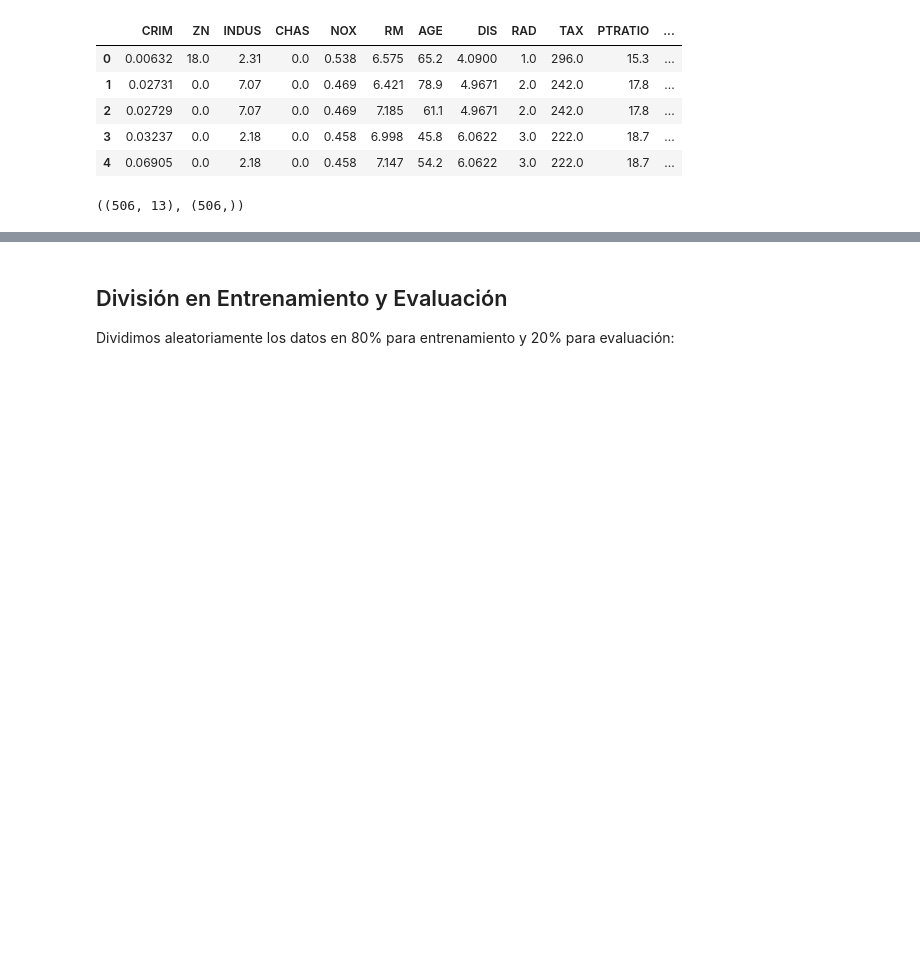
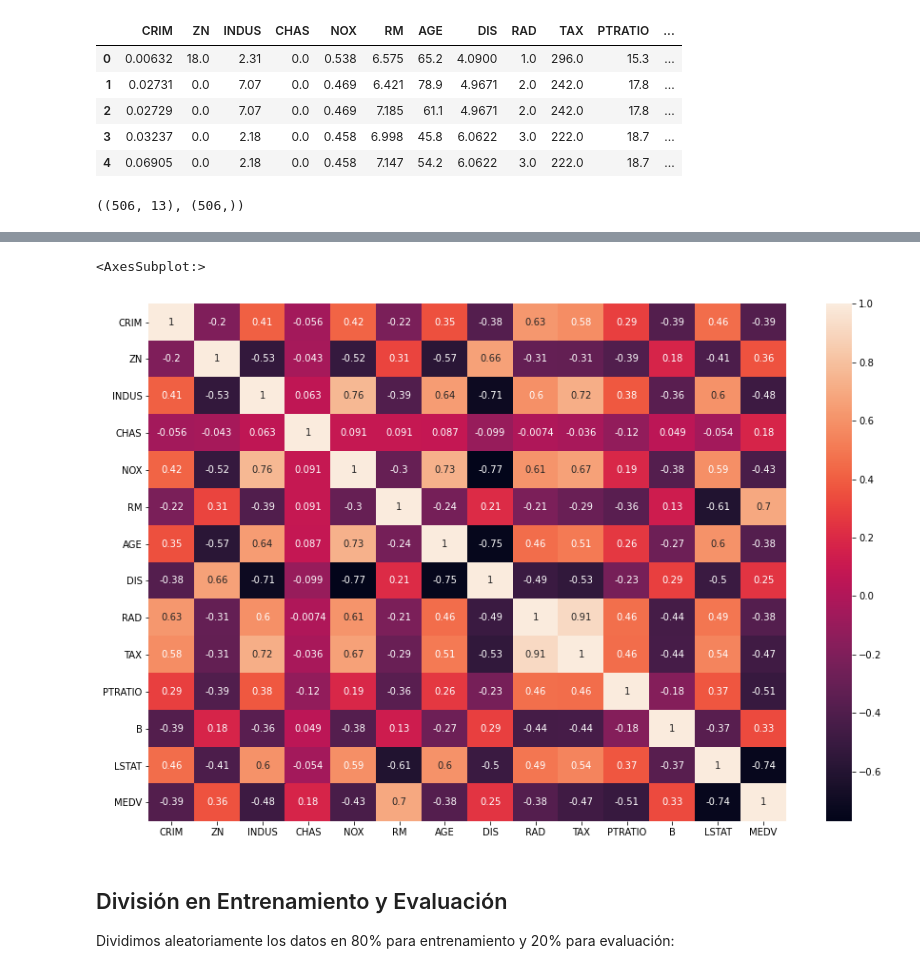
Before and after one commit to estebanarr/intro_aprendizaje_automatico, a Jupyter notebook: Notebooks/Laboratorio1.ipynb, the cells around one changed output, grey strips where cells are left out. Drawn from its saved outputs; the diff is of its cells as text; code cells hidden in the pictures; blank space fills up the shorter version.

```diff
--- a/Notebooks/Laboratorio1.ipynb
+++ b/Notebooks/Laboratorio1.ipynb
@@ -44,3 +60,6 @@ df.head()
 boston['data'].shape, boston['target'].shape
 # %% [output]
 ((506, 13), (506,))
+# %%
+df['MEDV'] = pd.DataFrame(boston.target)
+df.head()
@@ -47,3 +89,9 @@ boston['data'].shape, boston['target'].shape
+# %%
+plt.figure(figsize=(15, 10))
+sns.heatmap(df.corr(),annot=True)
+# %% [output]
+<AxesSubplot:>
+[figure, added]
 # %% [markdown]
 ## División en Entrenamiento y Evaluación
 
```
Also changed, not shown: parts of 5 cells of this notebook.
